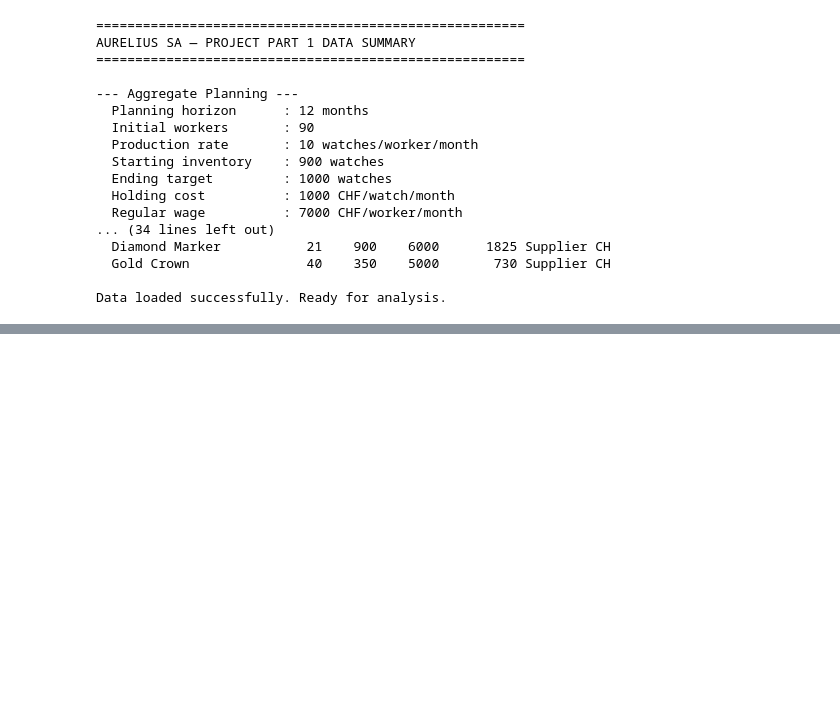
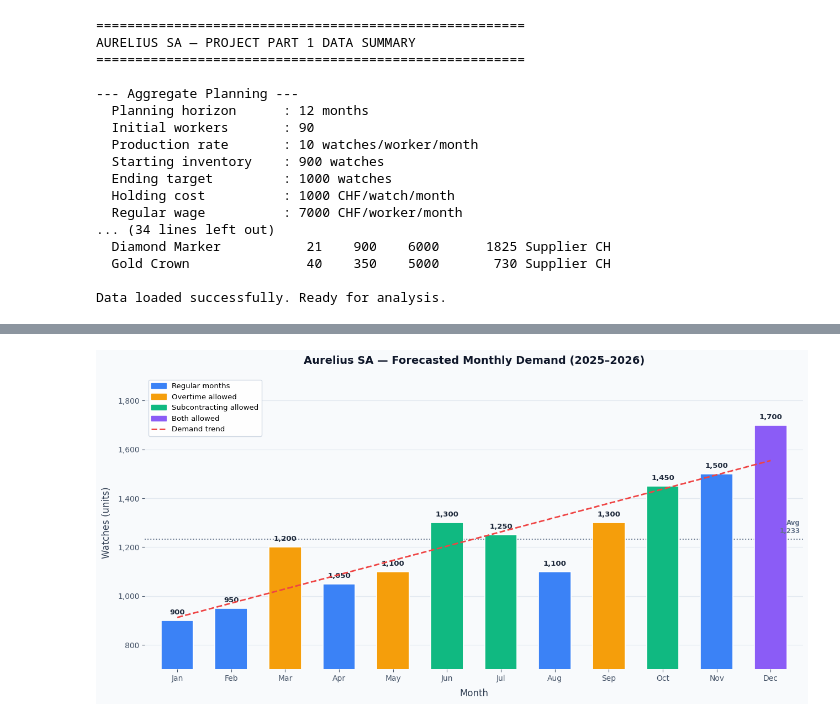
Before and after one commit to twillixa/PPS, a Jupyter notebook: Main.ipynb, the cells around one changed output, grey strips where cells are left out. Cells and saved outputs as stored; diff of their text form; code cells hidden in the pictures; blank space fills up the shorter version.

```diff
--- a/Main.ipynb
+++ b/Main.ipynb
@@ -193,0 +197,81 @@ Data loaded successfully. Ready for analysis.
+# %%
+
+
+# Overtime and subcontracting months (1-indexed)
+overtime_months = {3, 5, 9, 12}       # Mar, May, Sep, Dec
+subcontracting_months = {6, 7, 10, 12} # Jun, Jul, Oct, Dec
+
+# Color each bar
+colors = []
+for i in range(1, 13):
+    if i in overtime_months and i in subcontracting_months:
+        colors.append("#8B5CF6")   # purple = both
+    elif i in overtime_months:
+        colors.append("#F59E0B")   # amber = overtime
+    elif i in subcontracting_months:
+        colors.append("#10B981")   # green = subcontracting
+    else:
+        colors.append("#3B82F6")   # blue = regular
+
+fig, ax = plt.subplots(figsize=(13, 6.5))
+fig.patch.set_facecolor("#F8FAFC")
+ax.set_facecolor("#F8FAFC")
+
+# Bars
+bars = ax.bar(months, demand, color=colors, width=0.6,
+              edgecolor="white", linewidth=1.2, zorder=3)
+
+# Trend line
+x_num = np.arange(len(months))
+z = np.polyfit(x_num, demand, 1)
+p = np.poly1d(z)
+ax.plot(months, p(x_num), color="#EF4444", linewidth=2,
+        linestyle="--", zorder=4, label="Trend")
+
+# Value labels on bars
+for bar, val in zip(bars, demand):
+    ax.text(bar.get_x() + bar.get_width() / 2,
+            bar.get_height() + 18,
+            f"{val:,}", ha="center", va="bottom",
+            fontsize=9.5, fontweight="bold", color="#1E293B")
+
+# Reference line: average demand
+avg = sum(demand) / len(demand)
+ax.axhline(avg, color="#64748B", linewidth=1.4,
+           linestyle=":", zorder=2)
+ax.text(11.55, avg + 18, f"Avg\n{avg:,.0f}",
+        ha="right", va="bottom", fontsize=8.5,
+        color="#64748B", fontweight="bold")
+
+# Axes styling
+ax.set_ylim(700, 1900)
+ax.set_xlim(-0.6, 11.6)
+ax.set_xlabel("Month", fontsize=12, color="#334155", labelpad=8)
+ax.set_ylabel("Watches (units)", fontsize=12, color="#334155", labelpad=8)
+ax.set_title("Aurelius SA — Forecasted Monthly Demand (2025–2026)",
+             fontsize=14, fontweight="bold", color="#0F172A", pad=16)
+
+ax.tick_params(colors="#475569", labelsize=10)
+ax.yaxis.set_major_formatter(plt.FuncFormatter(lambda x, _: f"{int(x):,}"))
+for spine in ax.spines.values():
+    spine.set_visible(False)
+ax.yaxis.grid(True, color="#E2E8F0", linewidth=0.8, zorder=0)
+ax.set_axisbelow(True)
+
+# Legend
+legend_items = [
+    mpatches.Patch(color="#3B82F6", label="Regular months"),
+    mpatches.Patch(color="#F59E0B", label="Overtime allowed"),
+    mpatches.Patch(color="#10B981", label="Subcontracting allowed"),
+    mpatches.Patch(color="#8B5CF6", label="Both allowed"),
+    plt.Line2D([0], [0], color="#EF4444", linewidth=2,
+               linestyle="--", label="Demand trend"),
+]
+ax.legend(handles=legend_items, loc="upper left",
+          frameon=True, framealpha=0.9, fontsize=9.5,
+          edgecolor="#CBD5E1")
+
+plt.tight_layout()
+
+print("Saved.")
+# %% [output]
@@ -193,0 +279 @@ Data loaded successfully. Ready for analysis.
+[figure, added]
```
Also changed, not shown: parts of 3 cells of this notebook.
